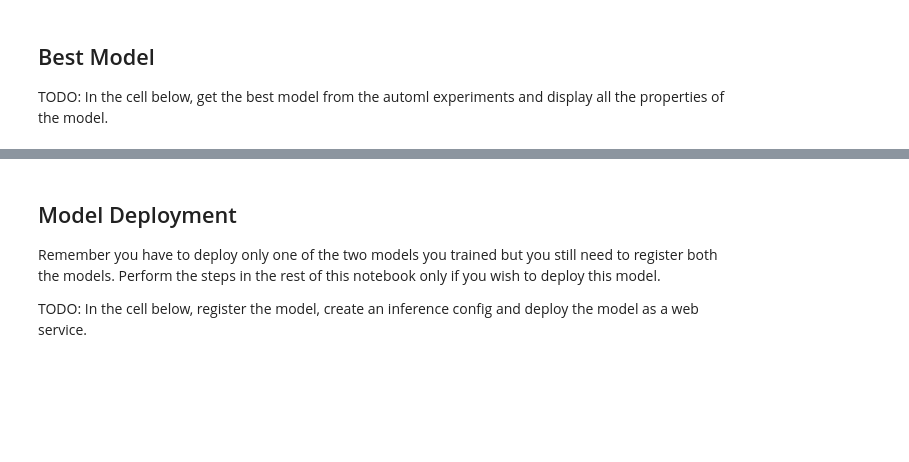
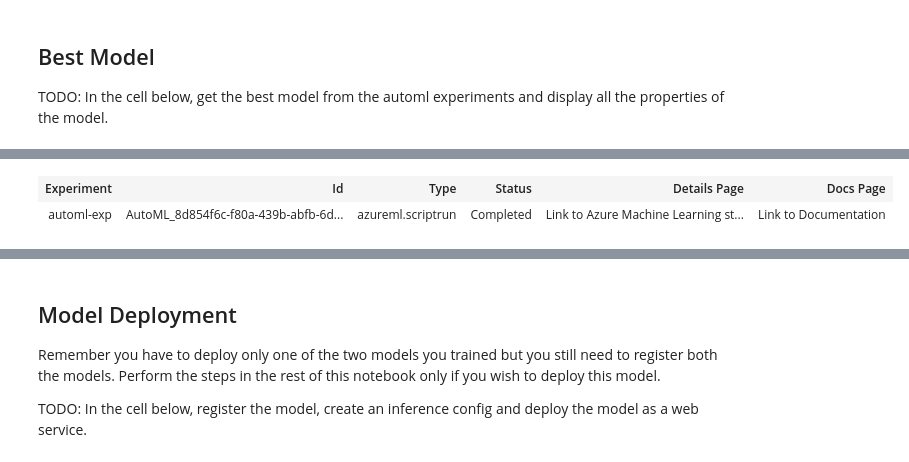
Before and after one commit to hknguyen20/nd00333-capstone, a Jupyter notebook: automl.ipynb, the cells around one changed output, grey strips where cells are left out. Drawn from its saved outputs; the diff is of its cells as text; code cells hidden in the pictures; blank space fills up the shorter version.

```diff
--- a/automl.ipynb
+++ b/automl.ipynb
@@ -235,5 +237,10 @@ Id: AutoML_19c122c3-de6b-4b75-b782-9ad16a01c865_38,
 Type: azureml.scriptrun,
 Status: Completed)
+# %%
+best_run
+# %% [output]
+| Experiment | Id | Type | Status | Details Page | Docs Page |
+| automl-exp | AutoML_8d854f6c-f80a-439b-abfb-6d... | azureml.scriptrun | Completed | Link to Azure Machine Learning st... | Link to Documentation |
 # %%
 print(fitted_model)
 # %% [output]
```
Also changed, not shown: parts of 21 cells of this notebook, 4 other files.
